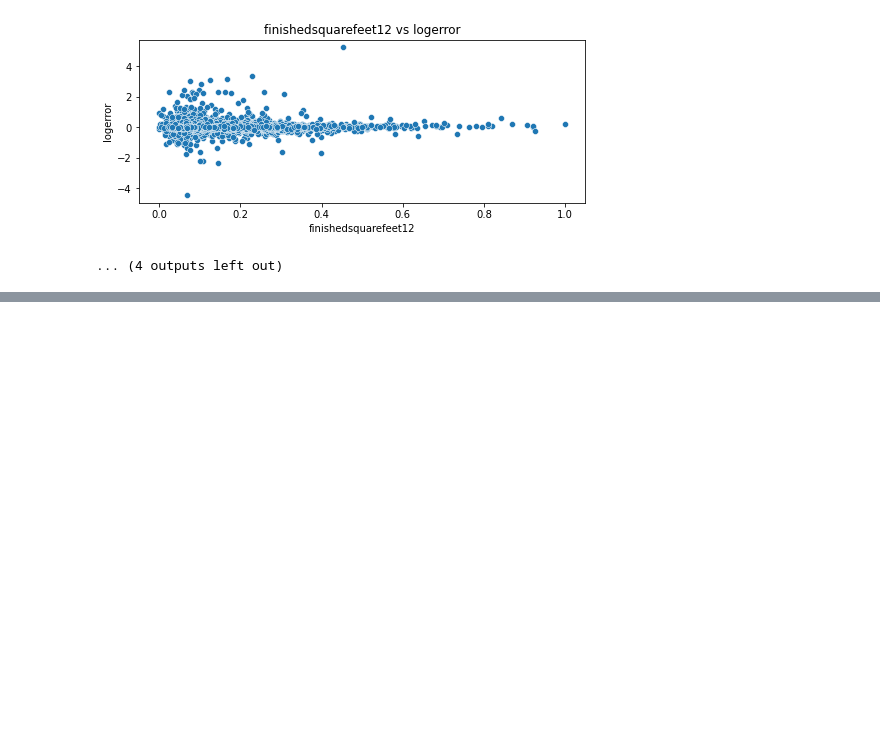
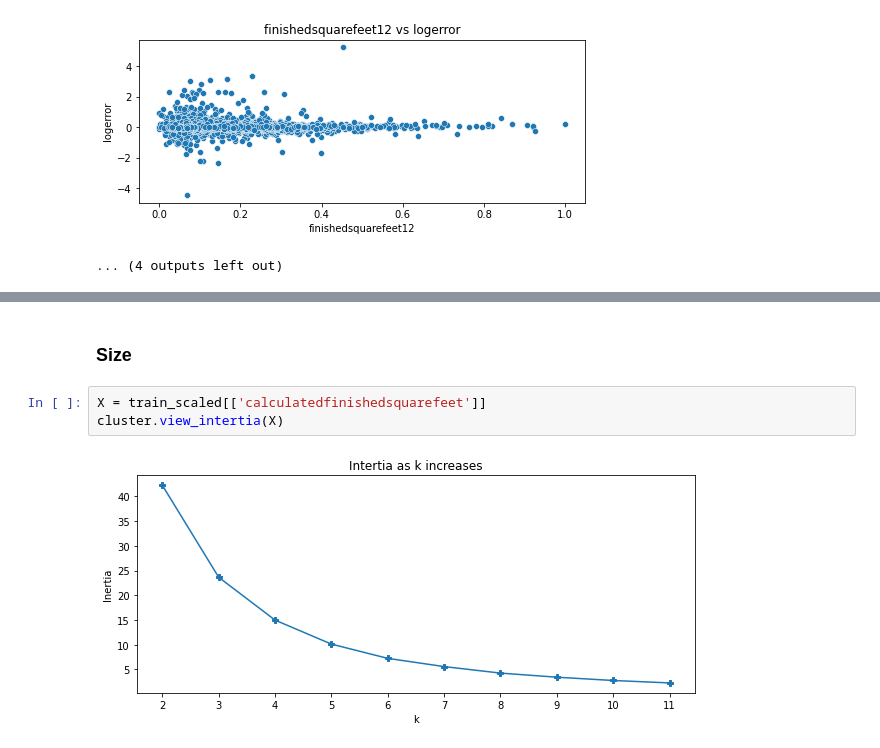
Before and after one commit to carterrxavier/clustering-project, a Jupyter notebook: initialnotebook.ipynb, the cells around one changed output, grey strips where cells are left out. Cells and saved outputs as stored; diff of their text form; blank space fills up the shorter version.

```diff
--- a/initialnotebook.ipynb
+++ b/initialnotebook.ipynb
@@ -126,0 +124,7 @@ sns.scatter
+# %% [markdown]
+### Size
+# %%
+X = train_scaled[['calculatedfinishedsquarefeet']]
+cluster.view_intertia(X)
+# %% [output]
+[figure, added]
```
Also changed, not shown: parts of 35 cells of this notebook, 1 other file.
